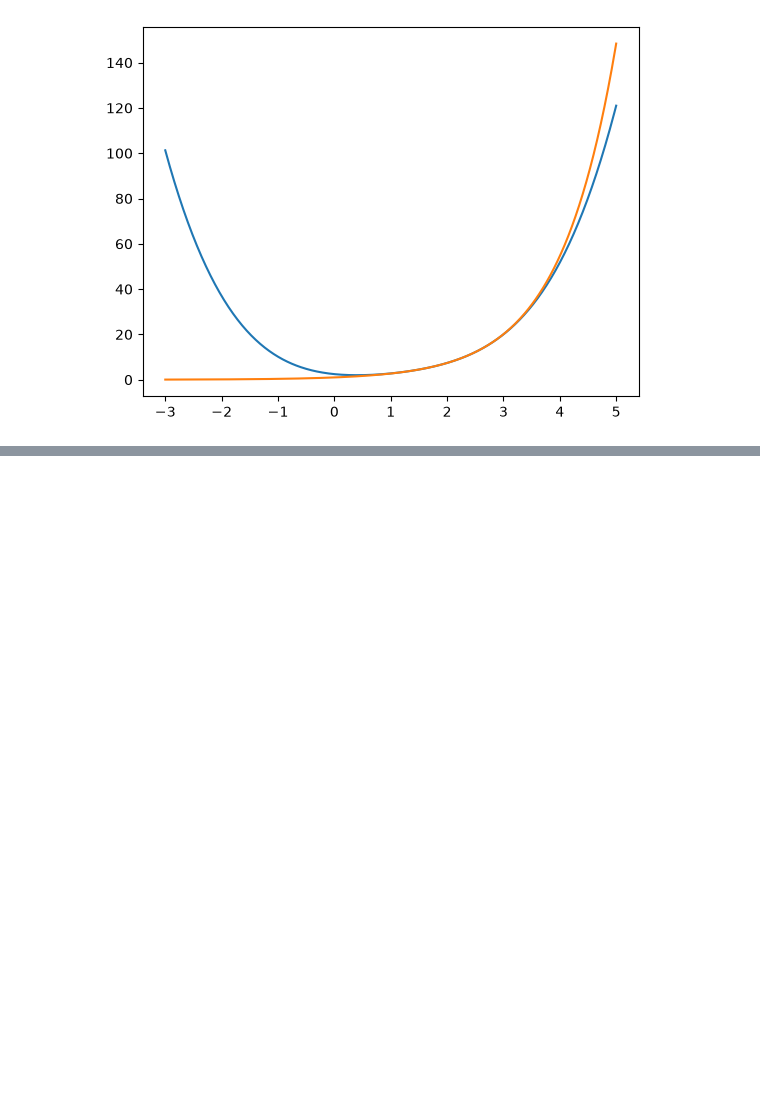
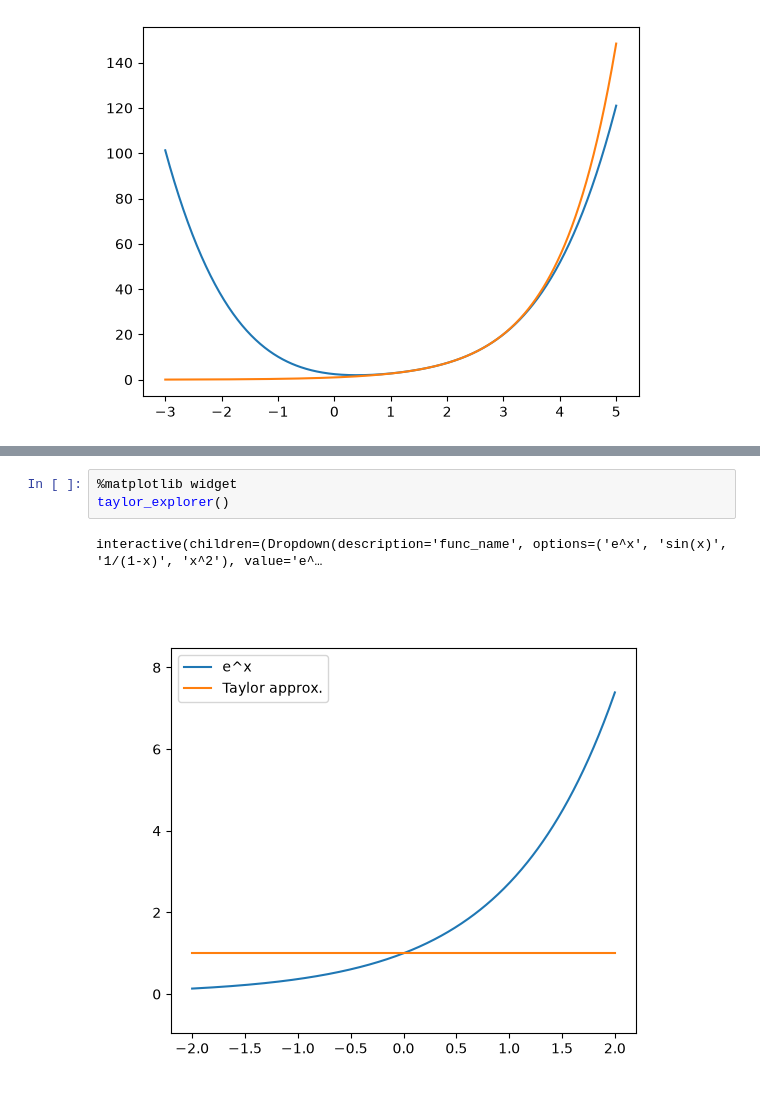
Before and after one commit to craftedbydoing/calculus-visualisation-package, a Jupyter notebook: notebooks/06_series.ipynb, the cells around one changed output, grey strips where cells are left out. Saved outputs shown, nothing was run; the diff lists cells and outputs as text; blank space fills up the shorter version.

Commit message:
Update: taylor series widget done

```diff
--- a/notebooks/06_series.ipynb
+++ b/notebooks/06_series.ipynb
@@ -31,0 +42,6 @@ plt.plot(x, f_vals)
+# %%
+%matplotlib widget
+taylor_explorer()
+# %% [output]
+interactive(children=(Dropdown(description='func_name', options=('e^x', 'sin(x)', '1/(1-x)', 'x^2'), value='e^…
+[figure, added]
```
Also changed, not shown: parts of 2 cells of this notebook, 2 other files.
